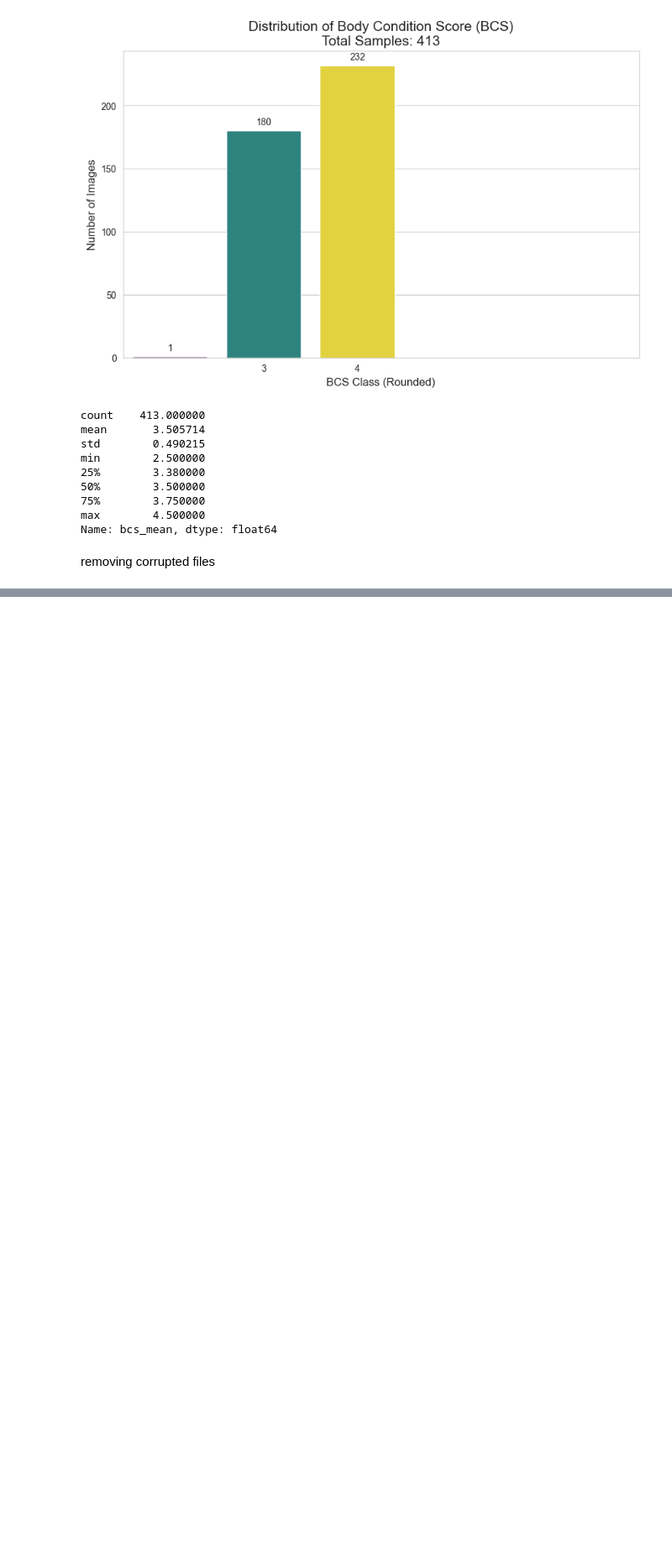
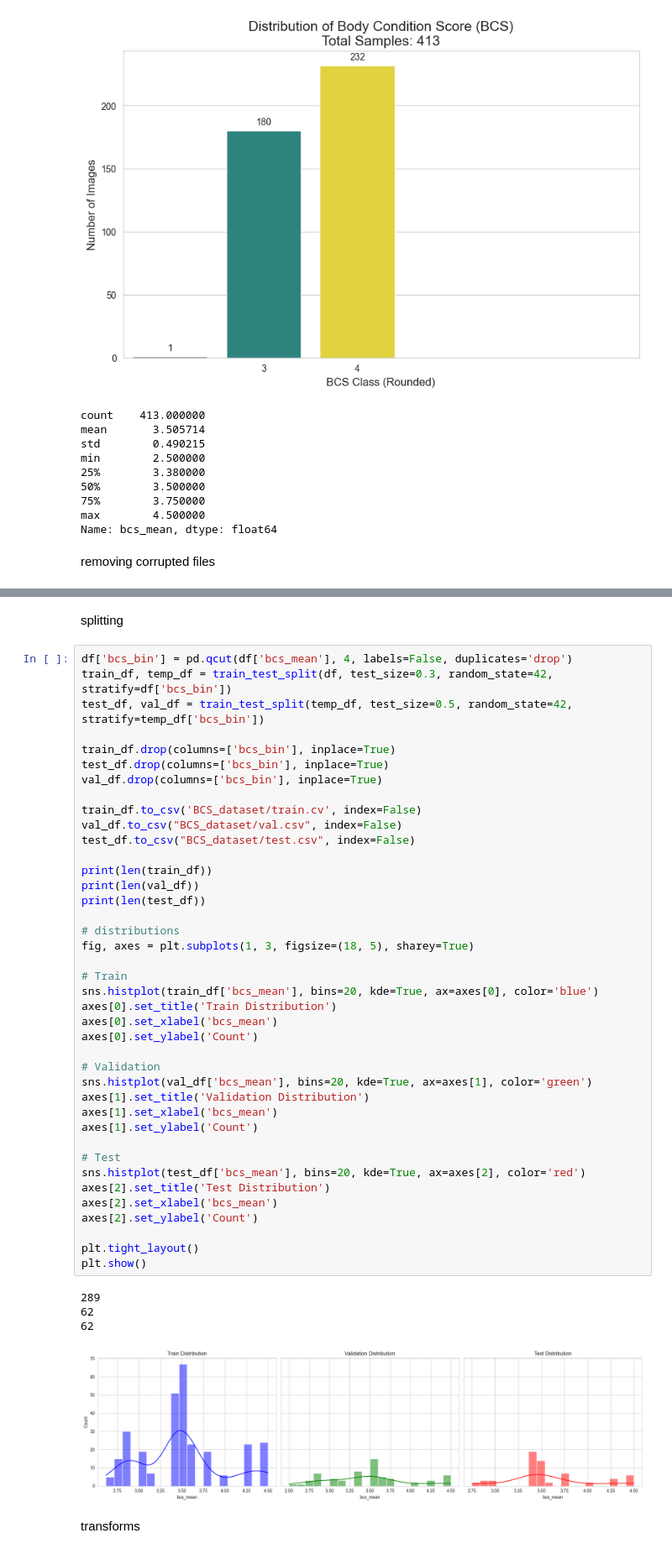
Before and after one commit to fatemehfahimpour/ai-cow-bcs-estimation-cnn, a Jupyter notebook: bcs_estimation.ipynb, the cells around one changed output, grey strips where cells are left out. Shown at 84% size. Cells and saved outputs as stored; diff of their text form; blank space fills up the shorter version.

Commit message:
split and transform

```diff
--- a/bcs_estimation.ipynb
+++ b/bcs_estimation.ipynb
@@ -121,3 +123,52 @@ number of white images: 0
 range of width of images: [704]
 range of height of images: [576]
 [figure]
+# %% [markdown]
+splitting
+# %%
+df['bcs_bin'] = pd.qcut(df['bcs_mean'], 4, labels=False, duplicates='drop')
+train_df, temp_df = train_test_split(df, test_size=0.3, random_state=42, stratify=df['bcs_bin'])
+test_df, val_df = train_test_split(temp_df, test_size=0.5, random_state=42, stratify=temp_df['bcs_bin'])
+
+train_df.drop(columns=['bcs_bin'], inplace=True)
+test_df.drop(columns=['bcs_bin'], inplace=True)
+val_df.drop(columns=['bcs_bin'], inplace=True)
+
+train_df.to_csv('BCS_dataset/train.cv', index=False)
+val_df.to_csv("BCS_dataset/val.csv", index=False)
+test_df.to_csv("BCS_dataset/test.csv", index=False)
+
+print(len(train_df))
+print(len(val_df))
+print(len(test_df))
+
+# distributions
+fig, axes = plt.subplots(1, 3, figsize=(18, 5), sharey=True)
+
+# Train
+sns.histplot(train_df['bcs_mean'], bins=20, kde=True, ax=axes[0], color='blue')
+axes[0].set_title('Train Distribution')
+axes[0].set_xlabel('bcs_mean')
+axes[0].set_ylabel('Count')
+
+# Validation
+sns.histplot(val_df['bcs_mean'], bins=20, kde=True, ax=axes[1], color='green')
+axes[1].set_title('Validation Distribution')
+axes[1].set_xlabel('bcs_mean')
+axes[1].set_ylabel('Count')
+
+# Test
+sns.histplot(test_df['bcs_mean'], bins=20, kde=True, ax=axes[2], color='red')
+axes[2].set_title('Test Distribution')
+axes[2].set_xlabel('bcs_mean')
+axes[2].set_ylabel('Count')
+
+plt.tight_layout()
+plt.show()
+# %% [output]
+289
+62
+62
+[figure, added]
+# %% [markdown]
+transforms
```
Also changed, not shown: parts of 3 cells of this notebook, 3 other files.
